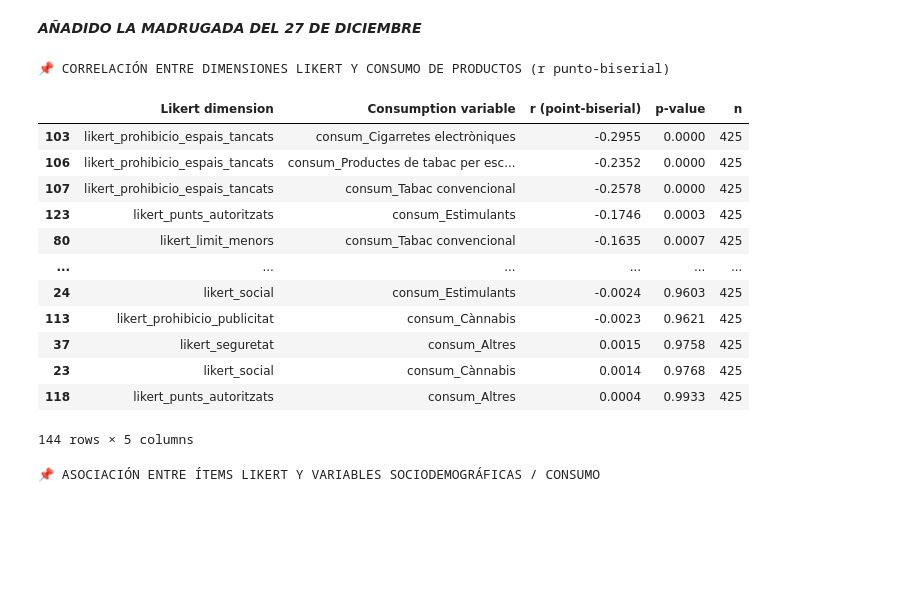
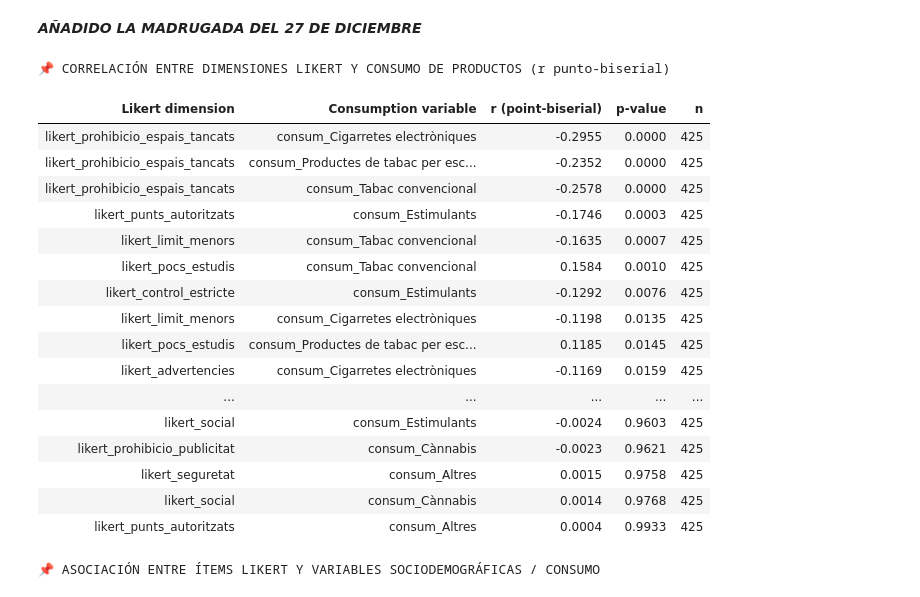
Before and after one commit to DavidRuizC/Vaping-Study, a Jupyter notebook: DataProcessing.ipynb, the cells around one changed output. Saved outputs shown, nothing was run; the diff lists cells and outputs as text; code cells hidden in the pictures; blank space fills up the shorter version.

```diff
--- a/DataProcessing.ipynb
+++ b/DataProcessing.ipynb
@@ -2293,38 +2293,46 @@ Número total de personas que han probado vaper: 50
 # %%
 #correlacion entre likert y haber probado tabaco, vaper o iqos
 resultats_corr = []
 for dim in likert_columns:
     for cons in consumption_cols_specific:
         sub = df[[dim, cons]].dropna()
         if sub[cons].nunique() != 2:
             continue
         r, p = pointbiserialr(sub[cons], sub[dim])
         resultats_corr.append({
             "Likert dimension": dim,
             "Consumption variable": cons,
             "r (point-biserial)": r,
             "p-value": p,
             "n": len(sub)
         })
 correlation_dimensions = pd.DataFrame(resultats_corr).round(4)
 correlation_dimensions = correlation_dimensions.sort_values("p-value")
 print("📌 CORRELACIÓN ENTRE DIMENSIONES LIKERT Y CONSUMO DE PRODUCTOS (r punto-biserial)")
-display(correlation_dimensions)
+display(HTML("""
+<div style="max-height:500px; overflow:auto;">
+""" + correlation_dimensions.to_html(index=False) + """
+</div>
+"""))
 # %% [output]
 📌 CORRELACIÓN ENTRE DIMENSIONES LIKERT Y CONSUMO DE PRODUCTOS (r punto-biserial)
-|  | Likert dimension | Consumption variable | r (point-biserial) | p-value | n |
-| 103 | likert_prohibicio_espais_tancats | consum_Cigarretes electròniques | -0.2955 | 0.0000 | 425 |
-| 106 | likert_prohibicio_espais_tancats | consum_Productes de tabac per esc... | -0.2352 | 0.0000 | 425 |
-| 107 | likert_prohibicio_espais_tancats | consum_Tabac convencional | -0.2578 | 0.0000 | 425 |
-| 123 | likert_punts_autoritzats | consum_Estimulants | -0.1746 | 0.0003 | 425 |
-| 80 | likert_limit_menors | consum_Tabac convencional | -0.1635 | 0.0007 | 425 |
-| ... | ... | ... | ... | ... | ... |
-| 24 | likert_social | consum_Estimulants | -0.0024 | 0.9603 | 425 |
-| 113 | likert_prohibicio_publicitat | consum_Cànnabis | -0.0023 | 0.9621 | 425 |
-| 37 | likert_seguretat | consum_Altres | 0.0015 | 0.9758 | 425 |
-| 23 | likert_social | consum_Cànnabis | 0.0014 | 0.9768 | 425 |
-| 118 | likert_punts_autoritzats | consum_Altres | 0.0004 | 0.9933 | 425 |
+| Likert dimension | Consumption variable | r (point-biserial) | p-value | n |
+| likert_prohibicio_espais_tancats | consum_Cigarretes electròniques | -0.2955 | 0.0000 | 425 |
+| likert_prohibicio_espais_tancats | consum_Productes de tabac per esc... | -0.2352 | 0.0000 | 425 |
+| likert_prohibicio_espais_tancats | consum_Tabac convencional | -0.2578 | 0.0000 | 425 |
+| likert_punts_autoritzats | consum_Estimulants | -0.1746 | 0.0003 | 425 |
+| likert_limit_menors | consum_Tabac convencional | -0.1635 | 0.0007 | 425 |
+| likert_pocs_estudis | consum_Tabac convencional | 0.1584 | 0.0010 | 425 |
+| likert_control_estricte | consum_Estimulants | -0.1292 | 0.0076 | 425 |
+| likert_limit_menors | consum_Cigarretes electròniques | -0.1198 | 0.0135 | 425 |
+| likert_pocs_estudis | consum_Productes de tabac per esc... | 0.1185 | 0.0145 | 425 |
+| likert_advertencies | consum_Cigarretes electròniques | -0.1169 | 0.0159 | 425 |
+| ... | ... | ... | ... | ... |
+| likert_social | consum_Estimulants | -0.0024 | 0.9603 | 425 |
+| likert_prohibicio_publicitat | consum_Cànnabis | -0.0023 | 0.9621 | 425 |
+| likert_seguretat | consum_Altres | 0.0015 | 0.9758 | 425 |
+| likert_social | consum_Cànnabis | 0.0014 | 0.9768 | 425 |
+| likert_punts_autoritzats | consum_Altres | 0.0004 | 0.9933 | 425 |
-144 rows × 5 columns
 # %%
 from scipy.stats import spearmanr, pointbiserialr
 import pandas as pd
```
Also changed, not shown: parts of 1 cell of this notebook.
